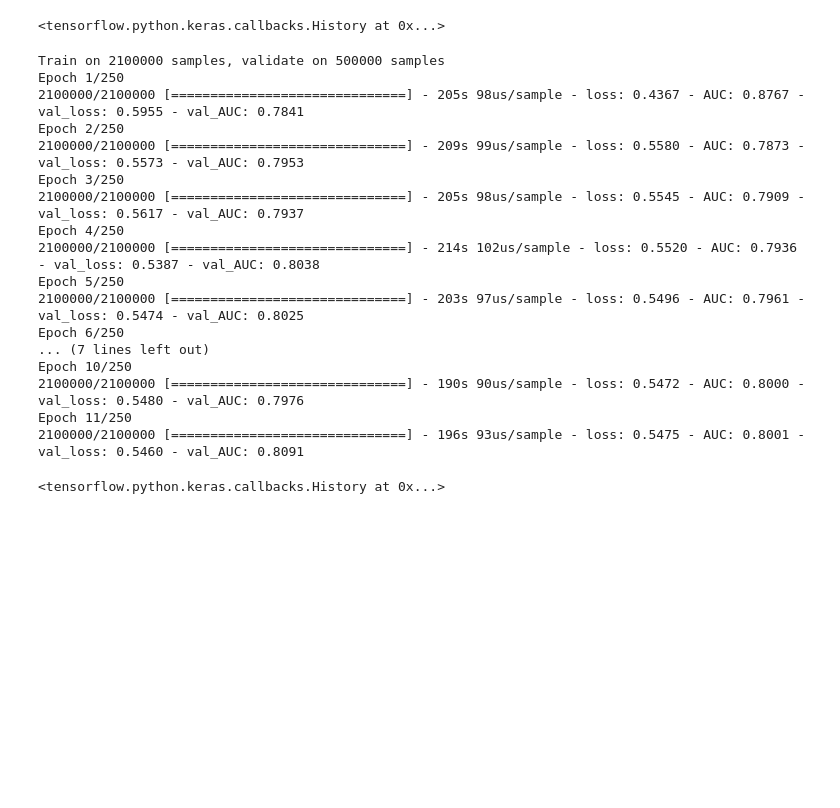
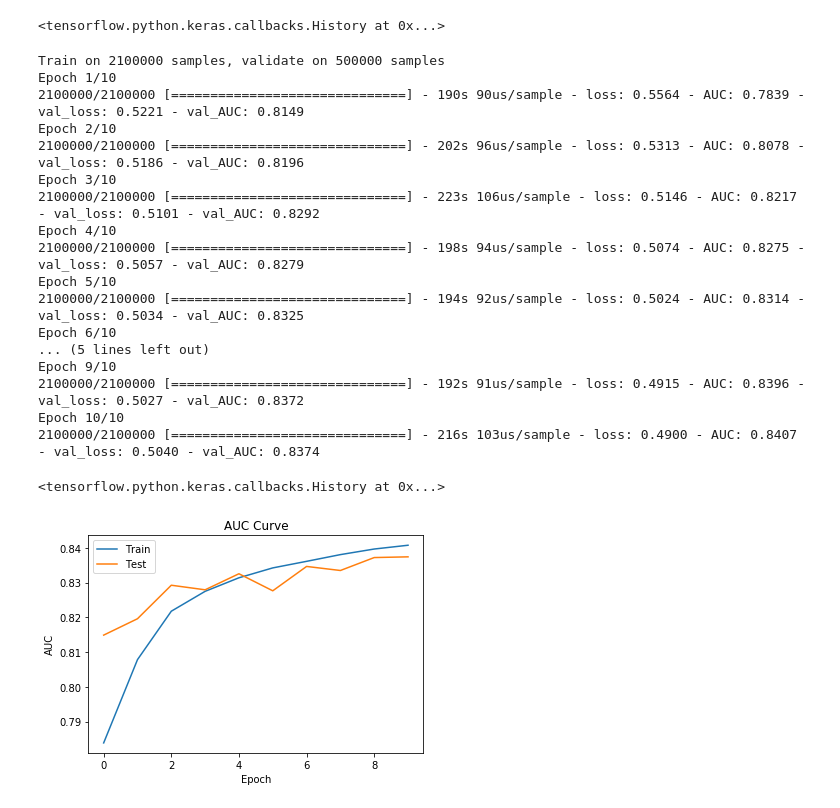
Before and after one commit to warnost/QTW, a Jupyter notebook: Higgs Boson Case Study/Code/Case_Study_12_AR.ipynb, the cells around one changed output. Saved outputs shown, nothing was run; the diff lists cells and outputs as text; code cells hidden in the pictures; blank space fills up the shorter version.

```diff
--- a/Higgs Boson Case Study/Code/Case_Study_12_AR.ipynb
+++ b/Higgs Boson Case Study/Code/Case_Study_12_AR.ipynb
@@ -326,23 +327,37 @@ es_callback = tf.keras.callbacks.EarlyStopping(monitor='loss', min_delta=0.00001
 #opt = tf.compat.v1.train.MomentumOptimizer(learning_rate=.05, momentum=mmnt, use_locking=False, name='Momentum', use_nesterov=False)
 model.compile(optimizer=opt, loss='binary_crossentropy', metrics=['AUC'])
 
-model.fit(x_train, y_train, epochs=250, validation_data=(x_test,y_test), batch_size=100, callbacks=[lr_callback,es_callback])
+model.fit(x_train, y_train, epochs=10, validation_data=(x_test,y_test), batch_size=100, callbacks=[lr_callback,es_callback])
 # %% [output]
 Train on 2100000 samples, validate on 500000 samples
-Epoch 1/250
-2100000/2100000 [==============================] - 205s 98us/sample - loss: 0.4367 - AUC: 0.8767 - val_loss: 0.5955 - val_AUC: 0.7841
-Epoch 2/250
-2100000/2100000 [==============================] - 209s 99us/sample - loss: 0.5580 - AUC: 0.7873 - val_loss: 0.5573 - val_AUC: 0.7953
-Epoch 3/250
-2100000/2100000 [==============================] - 205s 98us/sample - loss: 0.5545 - AUC: 0.7909 - val_loss: 0.5617 - val_AUC: 0.7937
-Epoch 4/250
-2100000/2100000 [==============================] - 214s 102us/sample - loss: 0.5520 - AUC: 0.7936 - val_loss: 0.5387 - val_AUC: 0.8038
-Epoch 5/250
-2100000/2100000 [==============================] - 203s 97us/sample - loss: 0.5496 - AUC: 0.7961 - val_loss: 0.5474 - val_AUC: 0.8025
-Epoch 6/250
-... (7 lines left out)
-Epoch 10/250
-2100000/2100000 [==============================] - 190s 90us/sample - loss: 0.5472 - AUC: 0.8000 - val_loss: 0.5480 - val_AUC: 0.7976
-Epoch 11/250
-2100000/2100000 [==============================] - 196s 93us/sample - loss: 0.5475 - AUC: 0.8001 - val_loss: 0.5460 - val_AUC: 0.8091
+Epoch 1/10
+2100000/2100000 [==============================] - 190s 90us/sample - loss: 0.5564 - AUC: 0.7839 - val_loss: 0.5221 - val_AUC: 0.8149
+Epoch 2/10
+2100000/2100000 [==============================] - 202s 96us/sample - loss: 0.5313 - AUC: 0.8078 - val_loss: 0.5186 - val_AUC: 0.8196
+Epoch 3/10
+2100000/2100000 [==============================] - 223s 106us/sample - loss: 0.5146 - AUC: 0.8217 - val_loss: 0.5101 - val_AUC: 0.8292
+Epoch 4/10
+2100000/2100000 [==============================] - 198s 94us/sample - loss: 0.5074 - AUC: 0.8275 - val_loss: 0.5057 - val_AUC: 0.8279
+Epoch 5/10
+2100000/2100000 [==============================] - 194s 92us/sample - loss: 0.5024 - AUC: 0.8314 - val_loss: 0.5034 - val_AUC: 0.8325
+Epoch 6/10
+... (5 lines left out)
+Epoch 9/10
+2100000/2100000 [==============================] - 192s 91us/sample - loss: 0.4915 - AUC: 0.8396 - val_loss: 0.5027 - val_AUC: 0.8372
+Epoch 10/10
+2100000/2100000 [==============================] - 216s 103us/sample - loss: 0.4900 - AUC: 0.8407 - val_loss: 0.5040 - val_AUC: 0.8374
 <tensorflow.python.keras.callbacks.History at 0x...>
+# %%
+import matplotlib.pyplot as plt
+
+train_loss = model.history.history['AUC']
+val_loss = model.history.history['val_AUC']
+plt.plot(train_loss, label='Train')
+plt.plot(val_loss, label='Test')
+plt.legend(title='')
+plt.title('AUC Curve')
+plt.xlabel('Epoch')
+plt.ylabel('AUC')
+plt.show()
+# %% [output]
+[figure, added]
```
Also changed, not shown: parts of 3 cells of this notebook, 7 other files.
